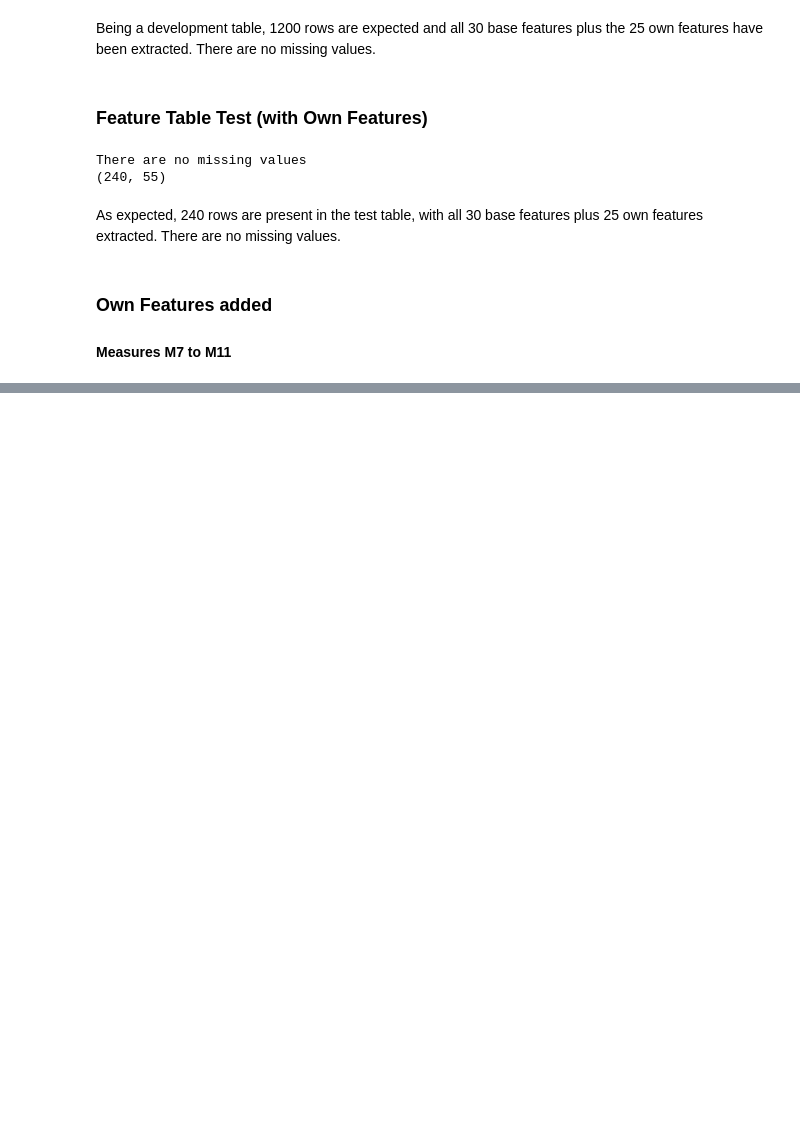
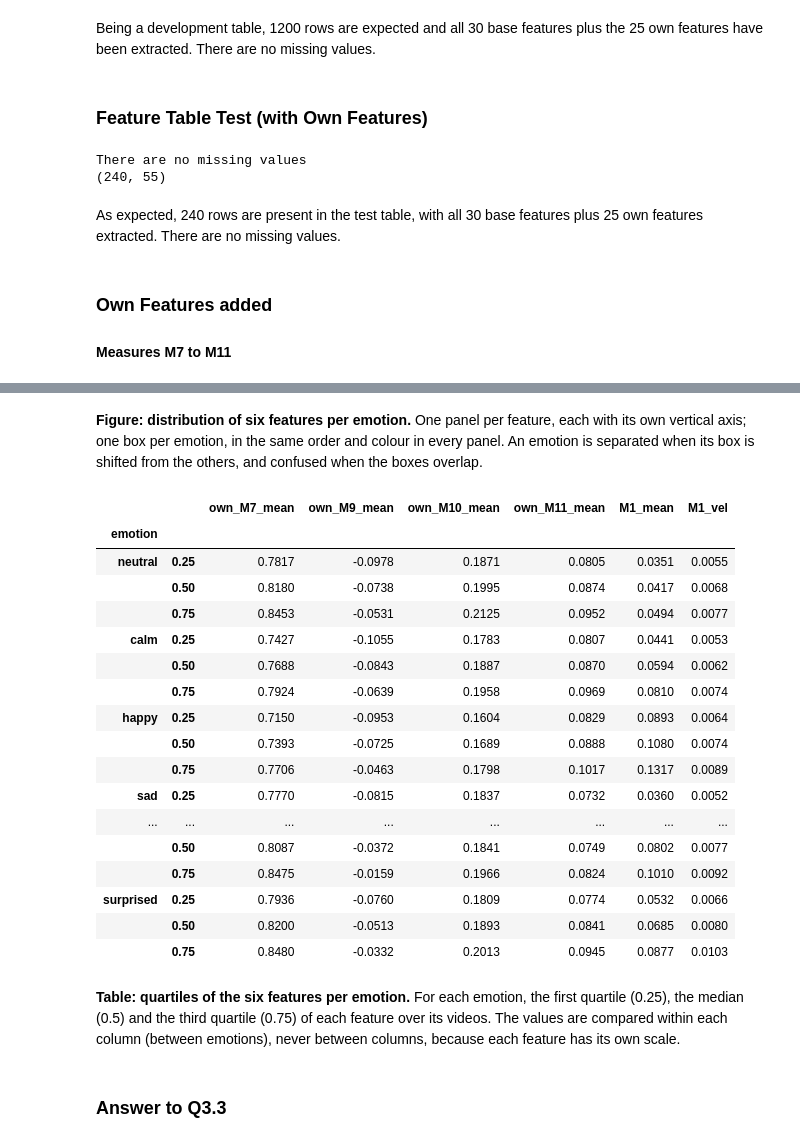
Before and after one commit to migasantunes/Emotion_Recognition, a Jupyter notebook: notebooks/03_features.ipynb, the cells around one changed output, grey strips where cells are left out. Cells and saved outputs as stored; diff of their text form; code cells hidden in the pictures; blank space fills up the shorter version.

```diff
--- a/notebooks/03_features.ipynb
+++ b/notebooks/03_features.ipynb
@@ -143,0 +190,28 @@ As expected, 240 rows are present in the test table, with all 30 base features p
+# %% [markdown]
+**Figure: distribution of six features per emotion.** One panel per feature, each with its own vertical axis; one box per emotion, in the same order and colour in every panel. An emotion is separated when its box is shifted from the others, and confused when the boxes overlap.
+# %%
+quartiles = table_33.groupby("emotion")[features_33].quantile([0.25, 0.5, 0.75])
+quartiles.loc[order].round(4)  # rows: emotion x quartile
+# %% [output]
+|  |  | own_M7_mean | own_M9_mean | own_M10_mean | own_M11_mean | M1_mean | M1_vel |
+| emotion |  |  |  |  |  |  |  |
+| neutral | 0.25 | 0.7817 | -0.0978 | 0.1871 | 0.0805 | 0.0351 | 0.0055 |
+|  | 0.50 | 0.8180 | -0.0738 | 0.1995 | 0.0874 | 0.0417 | 0.0068 |
+|  | 0.75 | 0.8453 | -0.0531 | 0.2125 | 0.0952 | 0.0494 | 0.0077 |
+| calm | 0.25 | 0.7427 | -0.1055 | 0.1783 | 0.0807 | 0.0441 | 0.0053 |
+|  | 0.50 | 0.7688 | -0.0843 | 0.1887 | 0.0870 | 0.0594 | 0.0062 |
+|  | 0.75 | 0.7924 | -0.0639 | 0.1958 | 0.0969 | 0.0810 | 0.0074 |
+| happy | 0.25 | 0.7150 | -0.0953 | 0.1604 | 0.0829 | 0.0893 | 0.0064 |
+|  | 0.50 | 0.7393 | -0.0725 | 0.1689 | 0.0888 | 0.1080 | 0.0074 |
+|  | 0.75 | 0.7706 | -0.0463 | 0.1798 | 0.1017 | 0.1317 | 0.0089 |
+| sad | 0.25 | 0.7770 | -0.0815 | 0.1837 | 0.0732 | 0.0360 | 0.0052 |
+| ... | ... | ... | ... | ... | ... | ... | ... |
+|  | 0.50 | 0.8087 | -0.0372 | 0.1841 | 0.0749 | 0.0802 | 0.0077 |
+|  | 0.75 | 0.8475 | -0.0159 | 0.1966 | 0.0824 | 0.1010 | 0.0092 |
+| surprised | 0.25 | 0.7936 | -0.0760 | 0.1809 | 0.0774 | 0.0532 | 0.0066 |
+|  | 0.50 | 0.8200 | -0.0513 | 0.1893 | 0.0841 | 0.0685 | 0.0080 |
+|  | 0.75 | 0.8480 | -0.0332 | 0.2013 | 0.0945 | 0.0877 | 0.0103 |
+# %% [markdown]
+**Table: quartiles of the six features per emotion.** For each emotion, the first quartile (0.25), the median (0.5) and the third quartile (0.75) of each feature over its videos. The values are compared within each column (between emotions), never between columns, because each feature has its own scale.
+# %% [markdown]
+### Answer to Q3.3
```
Also changed, not shown: parts of 6 cells of this notebook.
